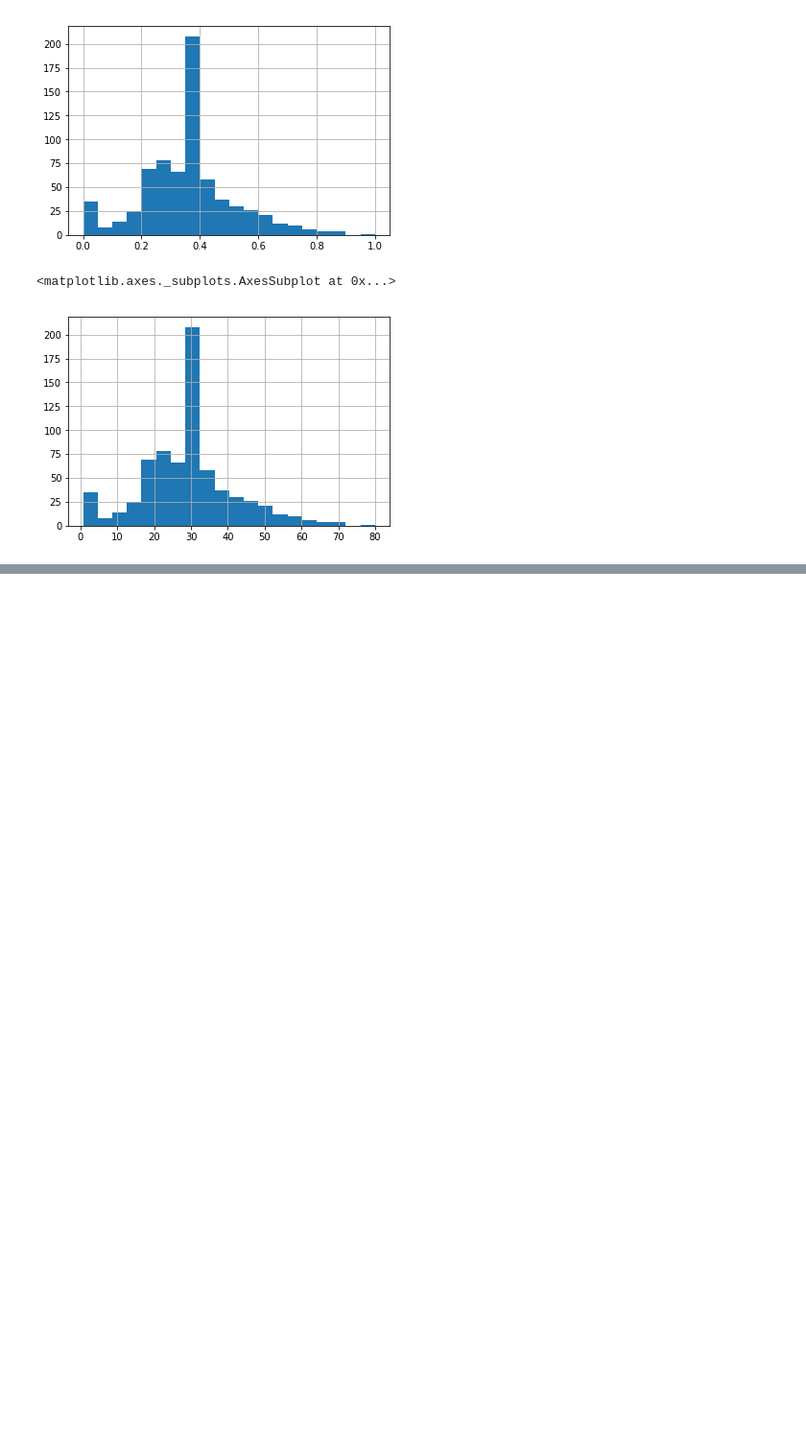
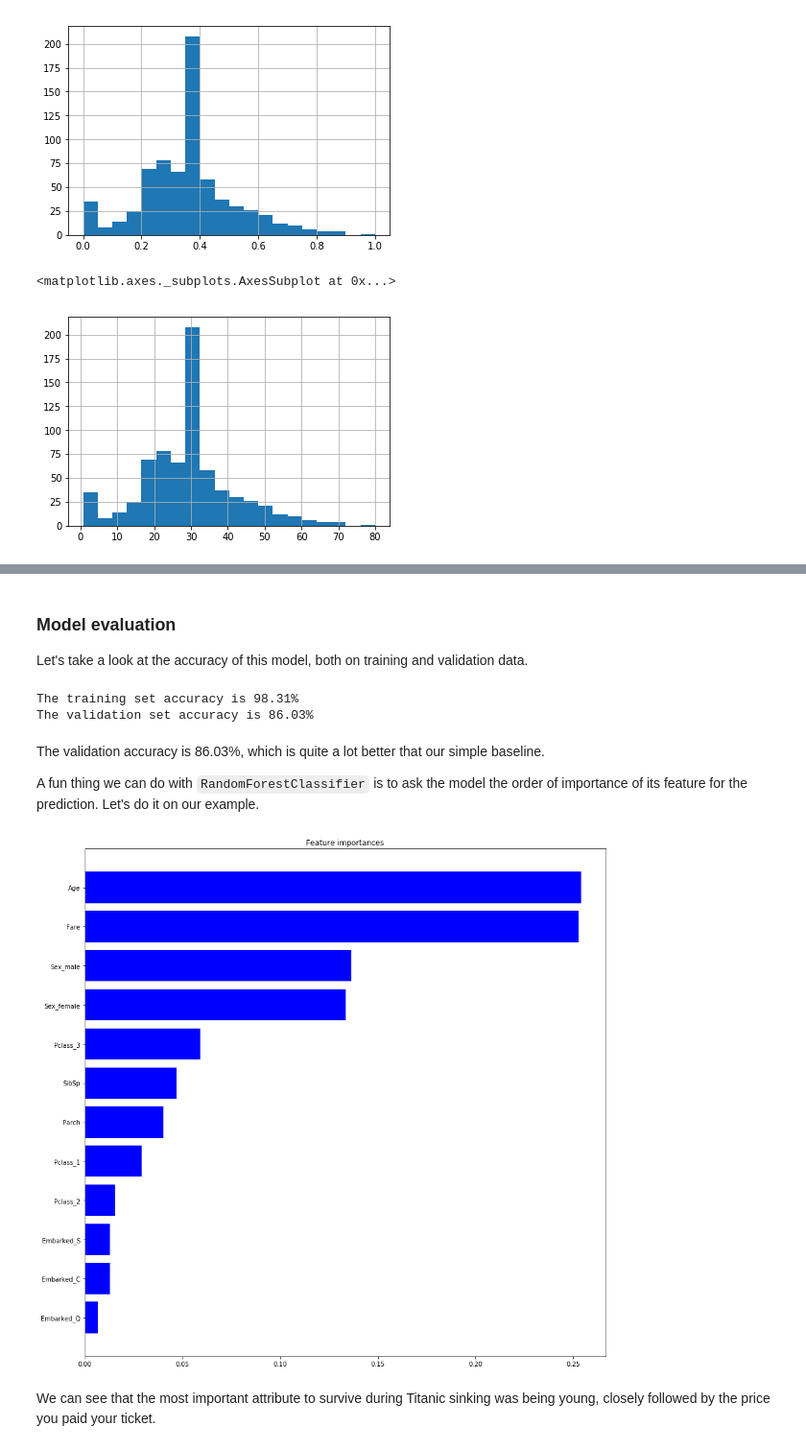
Before and after one commit to rodgzilla/machine_learning_basic_examples, a Jupyter notebook: Titanic classification.ipynb, the cells around one changed output, grey strips where cells are left out. Shown at 96% size. Drawn from its saved outputs; the diff is of its cells as text; code cells hidden in the pictures; blank space fills up the shorter version.

Commit message:
Titanic notebook more or less finished.

```diff
--- a/Titanic classification.ipynb
+++ b/Titanic classification.ipynb
@@ -367,0 +374,3 @@ df_train.Age.hist(bins = 20)
+# %%
+rf = RandomForestClassifier(n_estimators=150, random_state = random_state)
+rf.fit(X_train, y_train)
@@ -367,0 +385,34 @@ df_train.Age.hist(bins = 20)
+# %% [markdown]
+### Model evaluation
+
+Let's take a look at the accuracy of this model, both on training and validation data.
+# %%
+print(f'The training set accuracy is {100 * rf.score(X_train, y_train):5.2f}%')
+print(f'The validation set accuracy is {100 * rf.score(X_val, y_val):5.2f}%')
+# %% [output]
+The training set accuracy is 98.31%
+The validation set accuracy is 86.03%
+# %% [markdown]
+The validation accuracy is 86.03%, which is quite a lot better that our simple baseline.
+
+A fun thing we can do with `RandomForestClassifier` is to ask the model the order of importance of its feature for the prediction. Let's do it on our example.
+# %%
+importances = rf.feature_importances_
+indices = np.argsort(importances)
+
+plt.figure(figsize = (15, 15))
+plt.title('Feature importances')
+plt.barh(
+    range(len(indices)),
+    importances[indices],
+    color = 'b',
+    align = 'center'
+)
+_ = plt.yticks(
+    range(len(indices)),
+    [X_train.columns[i] for i in indices]
+)
+# %% [output]
+[figure, added]
+# %% [markdown]
+We can see that the most important attribute to survive during Titanic sinking was being young, closely followed by the price you paid your ticket.
```
Also changed, not shown: parts of 5 cells of this notebook.
